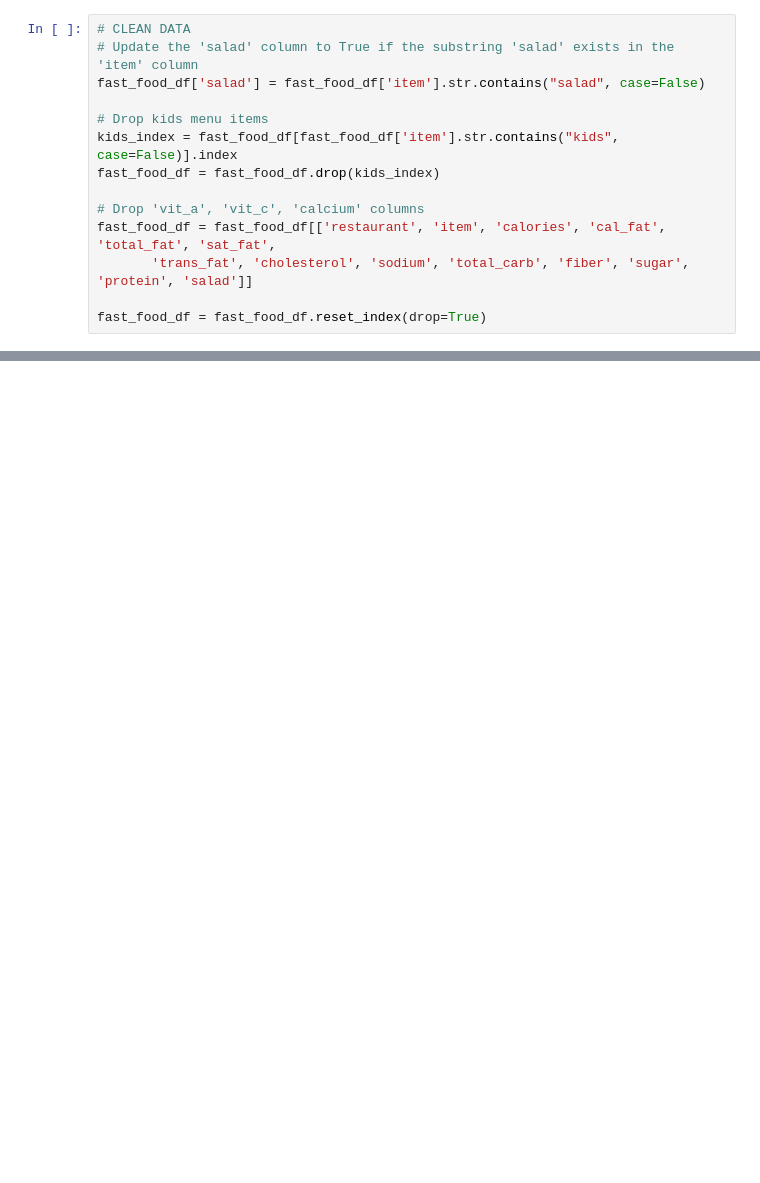
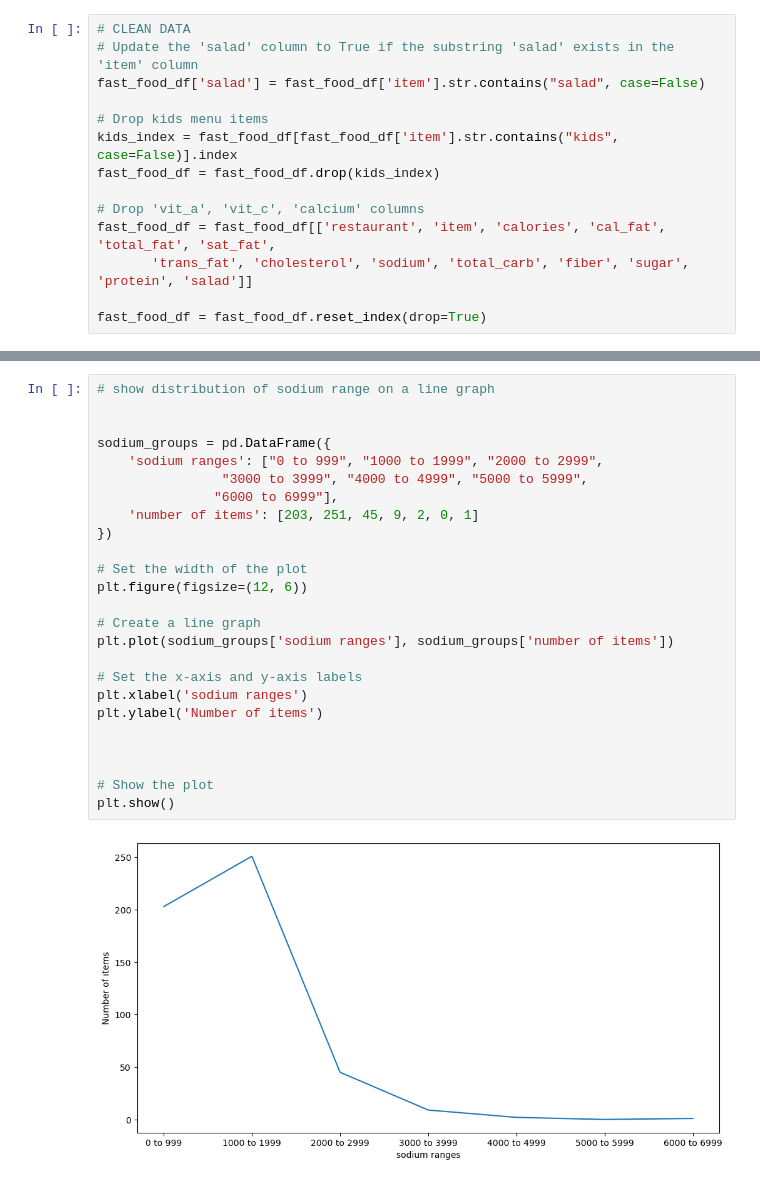
Before and after one commit to lucasjfsmith/ut-dav-project-one, a Jupyter notebook: fast_food_nutrition_clean - Shahad.ipynb, the cells around one changed output, grey strips where cells are left out. Saved outputs shown, nothing was run; the diff lists cells and outputs as text; blank space fills up the shorter version.

```diff
--- a/fast_food_nutrition_clean - Shahad.ipynb
+++ b/fast_food_nutrition_clean - Shahad.ipynb
@@ -253,0 +209,27 @@ plt.show()
+# %%
+# show distribution of sodium range on a line graph
+
+
+sodium_groups = pd.DataFrame({
+    'sodium ranges': ["0 to 999", "1000 to 1999", "2000 to 2999",
+                "3000 to 3999", "4000 to 4999", "5000 to 5999",
+               "6000 to 6999"],
+    'number of items': [203, 251, 45, 9, 2, 0, 1]
+})
+
+# Set the width of the plot
+plt.figure(figsize=(12, 6))
+
+# Create a line graph
+plt.plot(sodium_groups['sodium ranges'], sodium_groups['number of items'])
+
+# Set the x-axis and y-axis labels
+plt.xlabel('sodium ranges')
+plt.ylabel('Number of items')
+
+
+
+# Show the plot
+plt.show()
+# %% [output]
+[figure, added]
```
Also changed, not shown: parts of 34 cells of this notebook.
